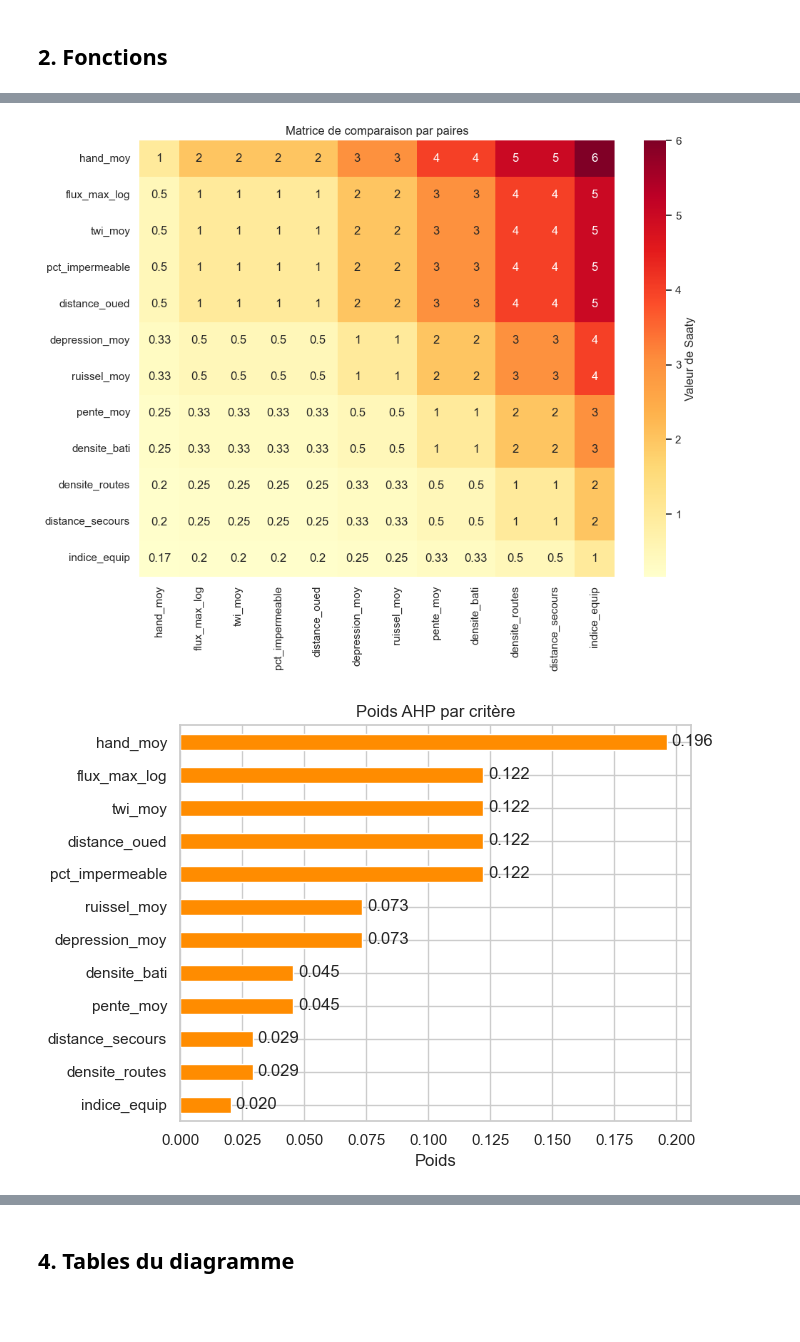
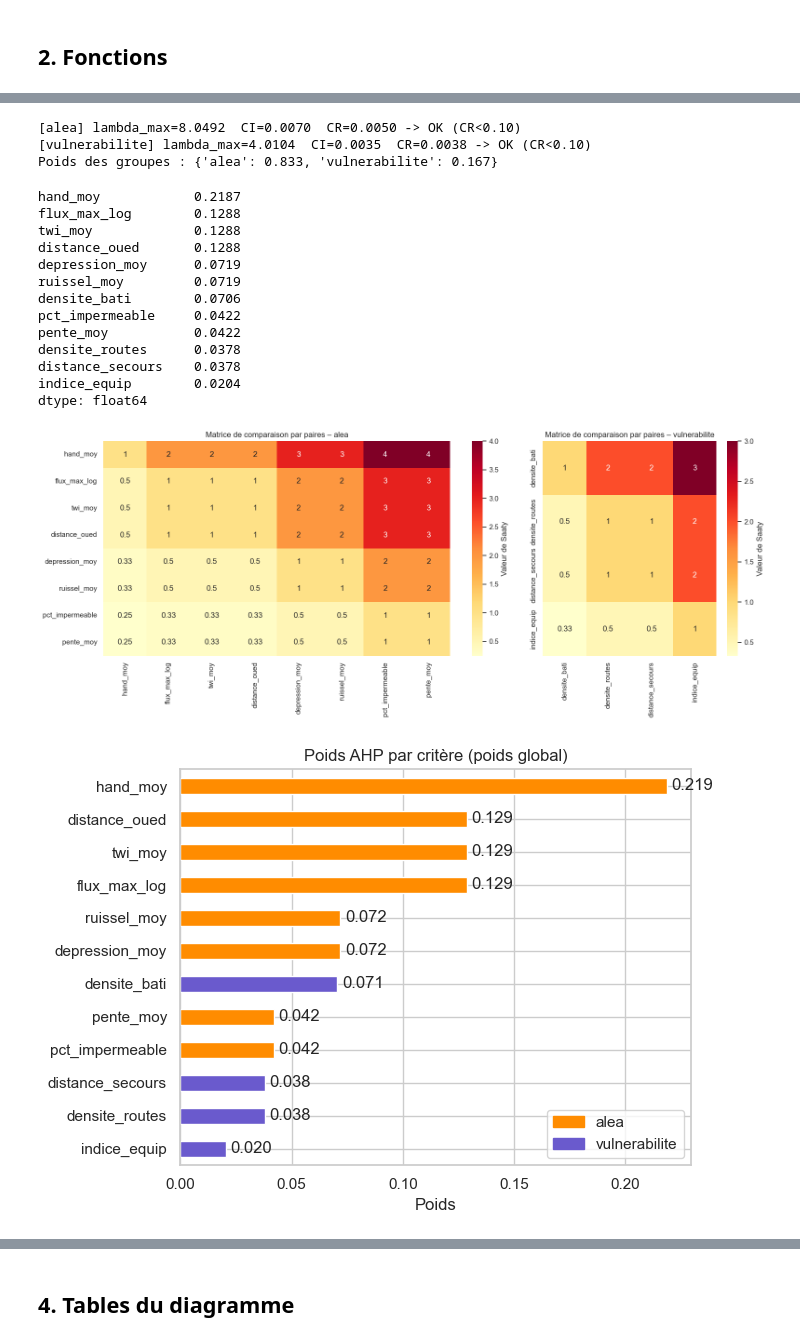
Before and after one commit to SihamBouzagrar/geoai-inondation-casablanca, a Jupyter notebook: scripts/04_ahp_inondation.ipynb, the cells around one changed output, grey strips where cells are left out. Drawn from its saved outputs; the diff is of its cells as text; code cells hidden in the pictures; blank space fills up the shorter version.

```diff
--- a/scripts/04_ahp_inondation.ipynb
+++ b/scripts/04_ahp_inondation.ipynb
@@ -57,13 +153,13 @@ plt.tight_layout(); plt.show()
 def saaty_round(x):
     return SAATY[np.argmin(np.abs(SAATY - x))]
 
-def matrice_saaty(criteres):
+def matrice_saaty(criteres, niveaux=NIVEAUX):
     n = len(criteres)
     A = np.ones((n, n))
     for i in range(n):
         for j in range(i + 1, n):
             ci, cj = criteres[i], criteres[j]
-            d = NIVEAUX[ci] - NIVEAUX[cj]
+            d = niveaux[ci] - niveaux[cj]
             v = 1 + d if d >= 0 else 1 / (1 - d)
             v = saaty_round(v)
             if (ci, cj) in OVERRIDES:
@@ -85,7 +181,9 @@ def verifier_coherence(lambda_max, n):
     cr = ci / RI[n] if RI[n] else 0.0
     return ci, cr
 
-def classer(score):
-    """5 classes par seuils réguliers sur le score min-max (1 = très faible ... 5 = très élevé)."""
+def classer(score, methode=METHODE_CLASSES):
+    """5 classes (1 = très faible ... 5 = très élevé) : seuils réguliers sur le score min-max, ou quantiles."""
+    if methode == "quantiles":
+        return pd.qcut(score.rank(method="first"), 5, labels=[1, 2, 3, 4, 5]).astype(int)
     s = (score - score.min()) / (score.max() - score.min())
     return pd.cut(s, [-1e-9, .2, .4, .6, .8, 1.0], labels=[1, 2, 3, 4, 5]).astype(int)
@@ -122,21 +193,62 @@ dtype: float64
+# %%
+w_loc, lam_g, ci_g, cr_g, A_g = {}, {}, {}, {}, {}
+for g, cs in GROUPES.items():
+    A_g[g] = matrice_saaty(cs)
+    w_loc[g], lam_g[g] = calculer_poids(A_g[g])
+    ci_g[g], cr_g[g] = verifier_coherence(lam_g[g], len(cs))
+    print(f"[{g}] lambda_max={lam_g[g]:.4f}  CI={ci_g[g]:.4f}  CR={cr_g[g]:.4f} ->",
+          "OK (CR<0.10)" if cr_g[g] < 0.10 else "INCOHÉRENT : revoir les jugements")
+
+groupes = list(GROUPES)
+A_grp = matrice_saaty(groupes, NIVEAUX_GROUPES)
+w_grp, _ = calculer_poids(A_grp)
+poids_groupes = pd.Series(w_grp, index=groupes)
+print("Poids des groupes :", poids_groupes.round(3).to_dict())
+
+poids = pd.Series({c: poids_groupes[g] * w_loc[g][k] for g, cs in GROUPES.items() for k, c in enumerate(cs)})
+w = poids.reindex(criteres).to_numpy()                 # même ordre que `criteres`
+poids = poids.sort_values(ascending=False)
+
+g_max = max(cr_g, key=cr_g.get)                        # pire cas pour la table CalculAHP
+lam, ci, cr = lam_g[g_max], ci_g[g_max], cr_g[g_max]
+poids.round(4)
+# %% [output]
+[alea] lambda_max=8.0492  CI=0.0070  CR=0.0050 -> OK (CR<0.10)
+[vulnerabilite] lambda_max=4.0104  CI=0.0035  CR=0.0038 -> OK (CR<0.10)
+Poids des groupes : {'alea': 0.833, 'vulnerabilite': 0.167}
+hand_moy            0.2187
+flux_max_log        0.1288
+twi_moy             0.1288
+distance_oued       0.1288
+depression_moy      0.0719
+ruissel_moy         0.0719
+densite_bati        0.0706
+pct_impermeable     0.0422
+pente_moy           0.0422
+densite_routes      0.0378
+distance_secours    0.0378
+indice_equip        0.0204
+dtype: float64
 # %%
-M = pd.DataFrame(A, index=criteres, columns=criteres)
-plt.figure(figsize=(10, 8))
-sns.heatmap(M, annot=True, fmt=".2g", cmap="YlOrRd", cbar_kws={"label": "Valeur de Saaty"})
-plt.title("Matrice de comparaison par paires")
+fig, ax = plt.subplots(1, 2, figsize=(16, 6.5), gridspec_kw={"width_ratios": [8, 4]})
+for a, (g, cs) in zip(ax, GROUPES.items()):
+    sns.heatmap(pd.DataFrame(A_g[g], index=cs, columns=cs), annot=True, fmt=".2g", cmap="YlOrRd",
+                cbar_kws={"label": "Valeur de Saaty"}, ax=a)
+    a.set_title(f"Matrice de comparaison par paires – {g}")
 plt.tight_layout(); plt.show()
 # %% [output]
-[figure, old version]
+[figure, new version]
 # %%
 p = poids.sort_values()
-ax = p.plot.barh(figsize=(7, 5), color="darkorange")
+ax = p.plot.barh(figsize=(7, 5), color=[COULEUR_GROUPE[groupe_de[c]] for c in p.index])
 for i, v in enumerate(p):
     ax.text(v + 0.002, i, f"{v:.3f}", va="center")
-plt.title("Poids AHP par critère")
+ax.legend(handles=[Patch(color=v, label=k) for k, v in COULEUR_GROUPE.items()], loc="lower right")
+plt.title("Poids AHP par critère (poids global)")
 plt.xlabel("Poids")
 plt.tight_layout(); plt.show()
 # %% [output]
-[figure, old version]
+[figure, new version]
 # %%
 pc = poids.cumsum()
 plt.figure(figsize=(8, 4))
```
Also changed, not shown: parts of 17 cells of this notebook.
